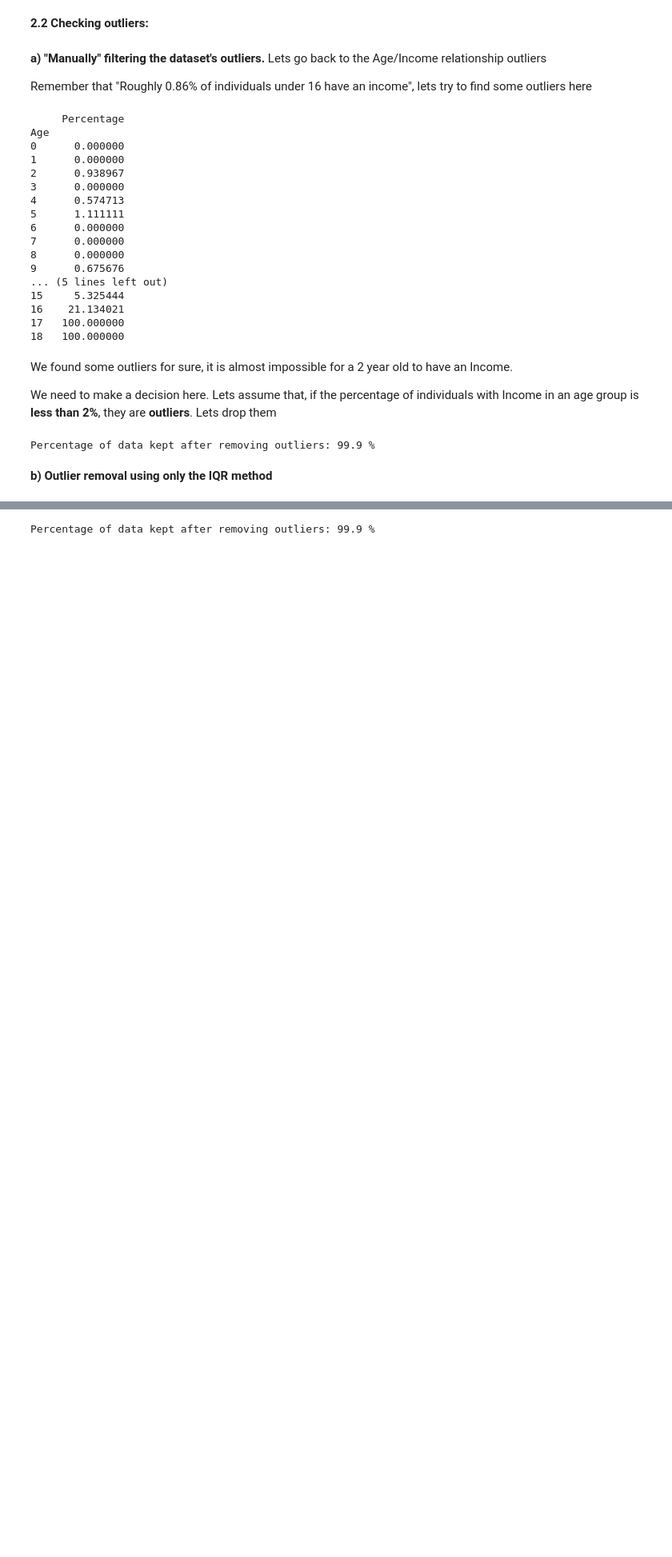
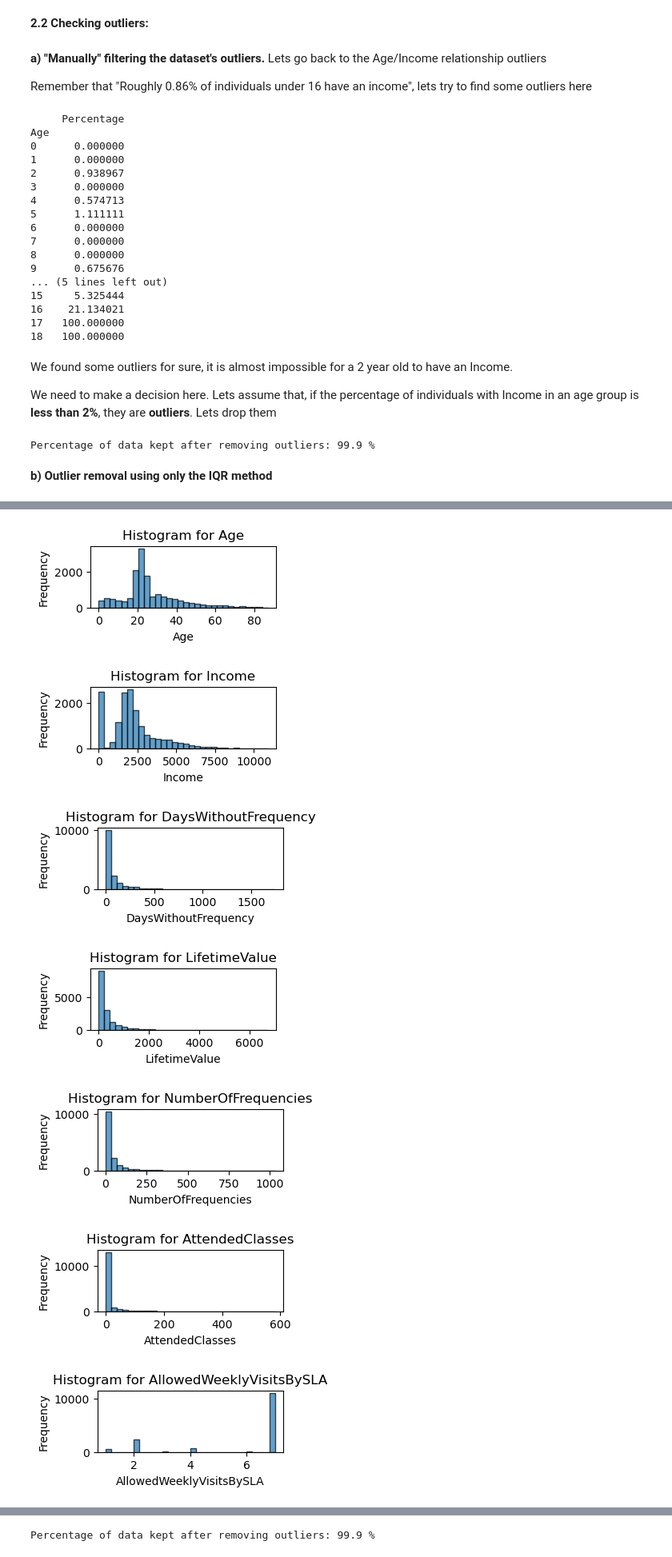
Before and after one commit to pcerejeira/Portfolio, a Jupyter notebook: masters-projects/data-mining/Project/DM2324_Group26.ipynb, the cells around one changed output, grey strips where cells are left out. Shown: that part at 80% size. Saved outputs shown, nothing was run; the diff lists cells and outputs as text; code cells hidden in the pictures; blank space fills up the shorter version.

```diff
--- a/masters-projects/data-mining/Project/DM2324_Group26.ipynb
+++ b/masters-projects/data-mining/Project/DM2324_Group26.ipynb
@@ -347,6 +335,10 @@ dtype: int64
 **2.2 Checking outliers:**
 # %%
 df_outliers = df_nan.copy()
+# %%
+# Define metric and non-metric features, to use later on
+metric_features = ["Age", "Income", "DaysWithoutFrequency", "LifetimeValue", "NumberOfFrequencies", "AttendedClasses", "AllowedWeeklyVisitsBySLA", "AllowedNumberOfVisitsBySLA", "RealNumberOfVisits", "NumberOfRenewals", "NumberOfReferences"]
+non_metric_features = df_outliers.columns.drop(metric_features).to_list()
 # %% [markdown]
 **a) "Manually" filtering the dataset's outliers.** Lets go back to the Age/Income relationship outliers
 
@@ -403,7 +395,3 @@ print('Percentage of data kept after removing outliers:', np.round(df_1.shape[0]
 Percentage of data kept after removing outliers: 99.9 %
 # %% [markdown]
 **b) Outlier removal using only the IQR method**
-# %%
-# Define metric and non-metric features. Why?
-metric_features = ["Age", "Income", "DaysWithoutFrequency", "LifetimeValue", "NumberOfFrequencies", "AttendedClasses", "AllowedWeeklyVisitsBySLA", "AllowedNumberOfVisitsBySLA", "RealNumberOfVisits", "NumberOfRenewals"]
-non_metric_features = df_outliers.columns.drop(metric_features).to_list()
@@ -409,0 +400,18 @@ non_metric_features = df_outliers.columns.drop(metric_features).to_list()
+# %%
+# Plot histograms for each metric feature
+for feature in metric_features:
+    plt.figure(figsize=(3,1))
+    df_outliers[feature].hist(bins=30, edgecolor='black', alpha=0.7)
+    plt.title(f'Histogram for {feature}')
+    plt.xlabel(feature)
+    plt.ylabel('Frequency')
+    plt.grid(False)
+    plt.show()
+# %% [output]
+[figure, added]
+[figure, added]
+[figure, added]
+[figure, added]
+[figure, added]
+[figure, added]
+[figure, added]
```
Also changed, not shown: parts of 10 cells of this notebook, 12 other files.
